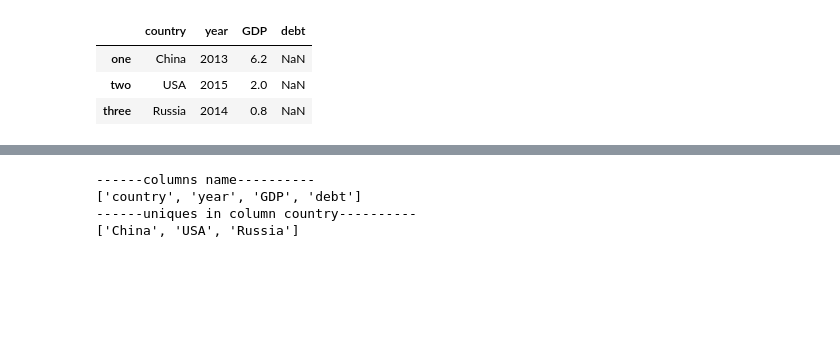
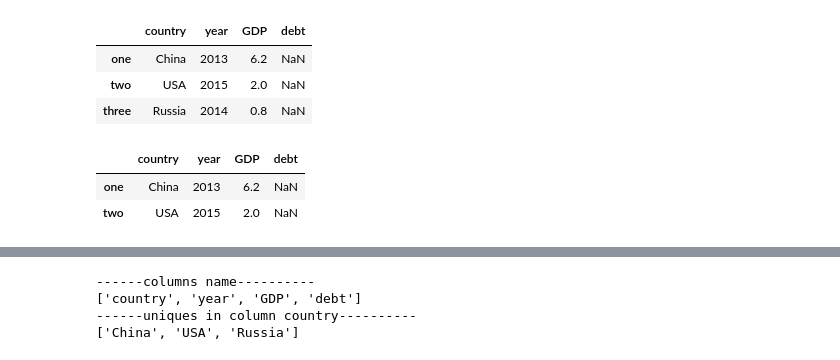
Before and after one commit to zhenxu66/python_code_practice, a Jupyter notebook: book_python_data_demo_pandas.ipynb, the cells around one changed output, grey strips where cells are left out. Drawn from its saved outputs; the diff is of its cells as text; code cells hidden in the pictures; blank space fills up the shorter version.

```diff
--- a/book_python_data_demo_pandas.ipynb
+++ b/book_python_data_demo_pandas.ipynb
@@ -117,6 +118,13 @@ df2
 | one | China | 2013 | 6.2 | NaN |
 | two | USA | 2015 | 2.0 | NaN |
 | three | Russia | 2014 | 0.8 | NaN |
+# %%
+# Filter, add bit wise filter
+df2[(df2["GDP"] > 1) & (df2["GDP"] < 10)]
+# %% [output]
+|  | country | year | GDP | debt |
+| one | China | 2013 | 6.2 | NaN |
+| two | USA | 2015 | 2.0 | NaN |
 # %%
 # modify columns value with same length
 threhold = 2
```
Also changed, not shown: parts of 3 cells of this notebook.
